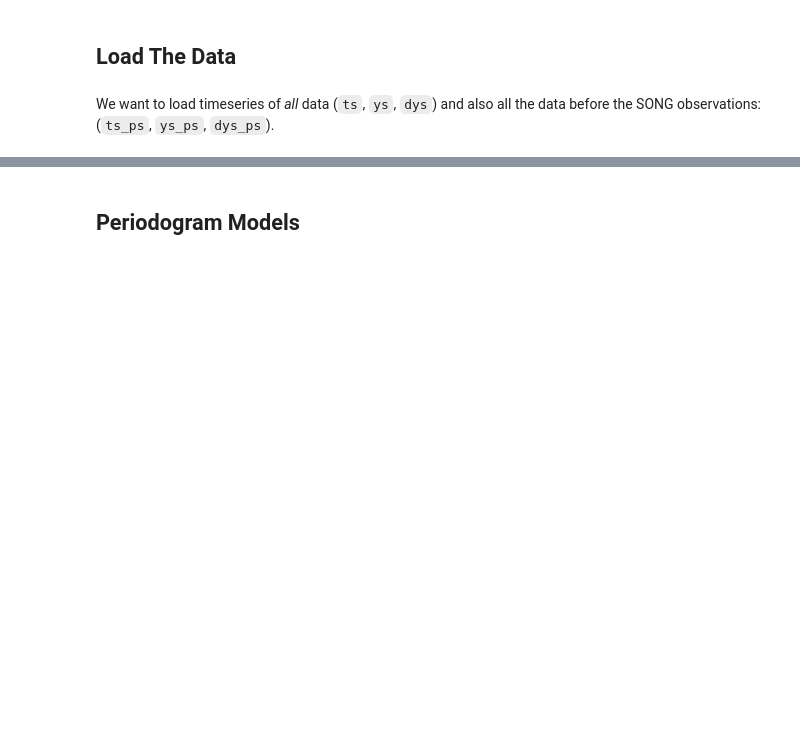
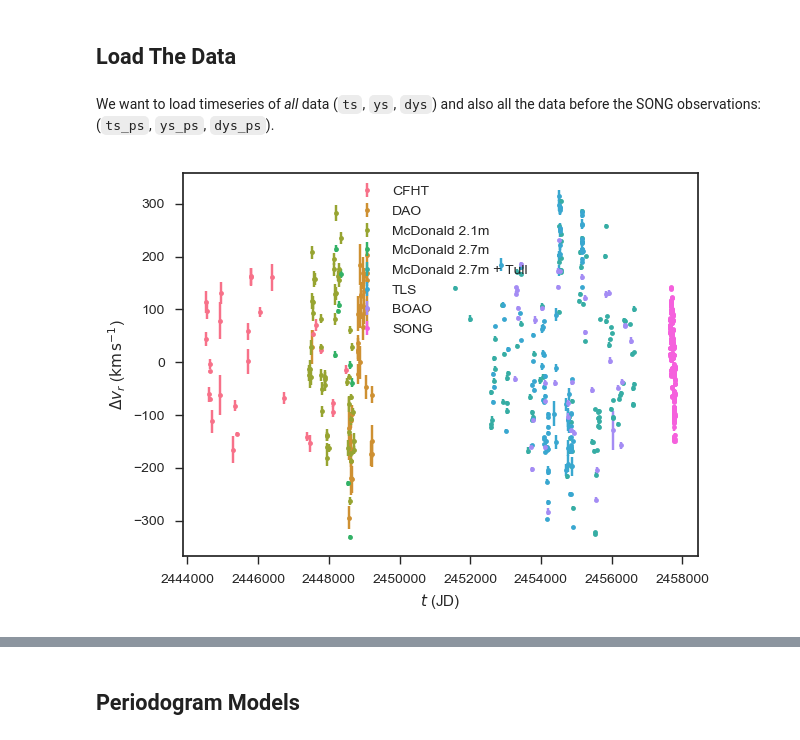
Before and after one commit to farr/Aldebaran, a Jupyter notebook: notebooks/LargeSpacing.ipynb, the cells around one changed output, grey strips where cells are left out. Saved outputs shown, nothing was run; the diff lists cells and outputs as text; code cells hidden in the pictures; blank space fills up the shorter version.

```diff
--- a/notebooks/LargeSpacing.ipynb
+++ b/notebooks/LargeSpacing.ipynb
@@ -67,3 +67,21 @@ tmax = maximum([maximum(t) for t in ts])
 T = tmax - tmin
 dt_min = minimum([minimum(diff(t)) for t in ts])
 muHz = 1e-6*(3600.0*24.0);
+# %%
+dsnames = ["CFHT", "DAO", "McDonald 2.1m", "McDonald 2.7m", "McDonald 2.7m + Tull", "TLS", "BOAO", "SONG"]
+data = []
+for i in 3:9
+    push!(data, readdlm("../data/$i/table$(i).dat"))
+end
+push!(data, readdlm("../data/song/tablesong.dat"))
+clrs = sns.color_palette("husl", length(data))
+for (n, d, c) in zip(dsnames, data, clrs)
+    errorbar(d[:,1], d[:,2] - mean(d[:,2]), d[:,3], fmt=".", label=n, color=c)
+end
+legend(loc="best")
+xlabel(L"$t$ (JD)")
+ylabel(L"$\Delta v_r$ ($\mathrm{km} \, \mathrm{s}^{-1}$)")
+tight_layout()
+savefig("../plots/all-data.pdf")
+# %% [output]
+[figure, added]
```
Also changed, not shown: parts of 9 cells of this notebook, 4 other files.
